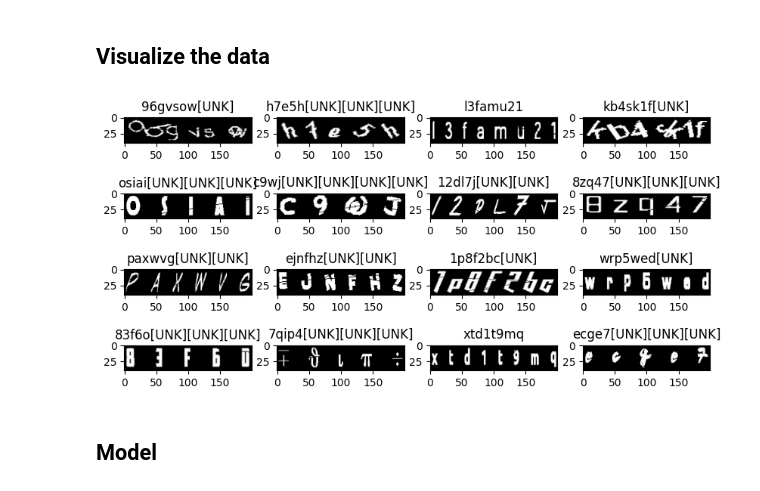
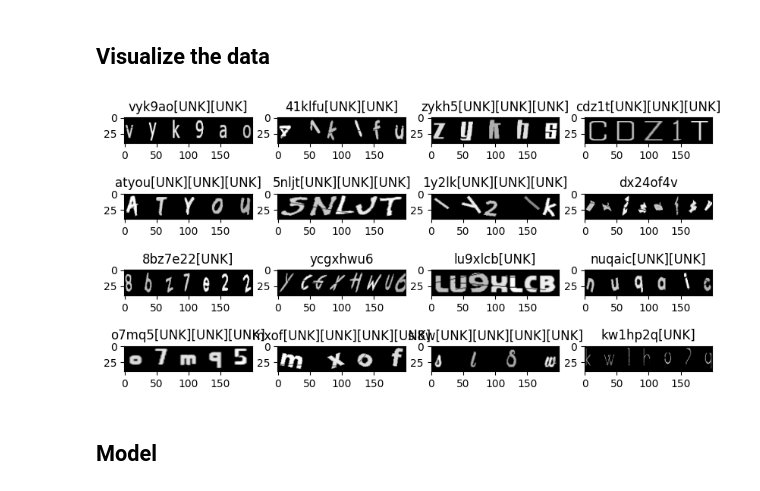
Before and after one commit to ItsMeNengYi/CS4243-mini-project, a Jupyter notebook: zehao_tensorflow_crnn/zehao_keras_ocr_modification_test.ipynb, the cells around one changed output. Drawn from its saved outputs; the diff is of its cells as text; code cells hidden in the pictures.

```diff
--- a/zehao_tensorflow_crnn/zehao_keras_ocr_modification_test.ipynb
+++ b/zehao_tensorflow_crnn/zehao_keras_ocr_modification_test.ipynb
@@ -55,6 +57,7 @@ data_dir = Path("../train/")
 
 # Get list of all the images
 images = sorted(list(map(str, list(data_dir.glob("*.png")))))
+images = [n for n in images if "-0bad" not in n] # do not use images labelled bad
 labels = [img.split(os.path.sep)[-1].split(".png")[0].split("-")[0] for img in images] # Get the ground truth labels from the file names
 characters = set(char for label in labels for char in label)
 characters = sorted(list(characters))
@@ -133,7 +136,7 @@ def encode_single_sample(img_path, label):
     # --- DARKEN NON-WHITE PIXELS ---
     # Create a mask of non-white pixels (anything < 1.0)
     mask = img < 1.0
-    darken_factor = 0.01
+    darken_factor = 0.5
     # Multiply only those pixels by the darken factor
     img = tf.where(mask, img * darken_factor, img)
 
@@ -224,18 +227,18 @@ validation_dataset = (
 # %%
 
 _, ax = plt.subplots(4, 4, figsize=(10, 5))
-for batch in train_dataset.take(1):
+for batch in train_dataset.take(random.randrange(1, 32)):
     images = batch["image"]
     labels = batch["label"]
     for i in range(16):
         img = (images[i] * 255).numpy().astype("uint8")
         label = tf.strings.reduce_join(num_to_char(labels[i])).numpy().decode("utf-8")
         ax[i // 4, i % 4].imshow(img[:, :, 0].T, cmap="gray")
         ax[i // 4, i % 4].set_title(label)
         #ax[i // 4, i % 4].axis("off")
 plt.show()
 # %% [output]
-[figure, old version]
+[figure, new version]
 # %% [markdown]
 ## Model
 # %%
```
Also changed, not shown: parts of 6 cells of this notebook, 1 other file.
